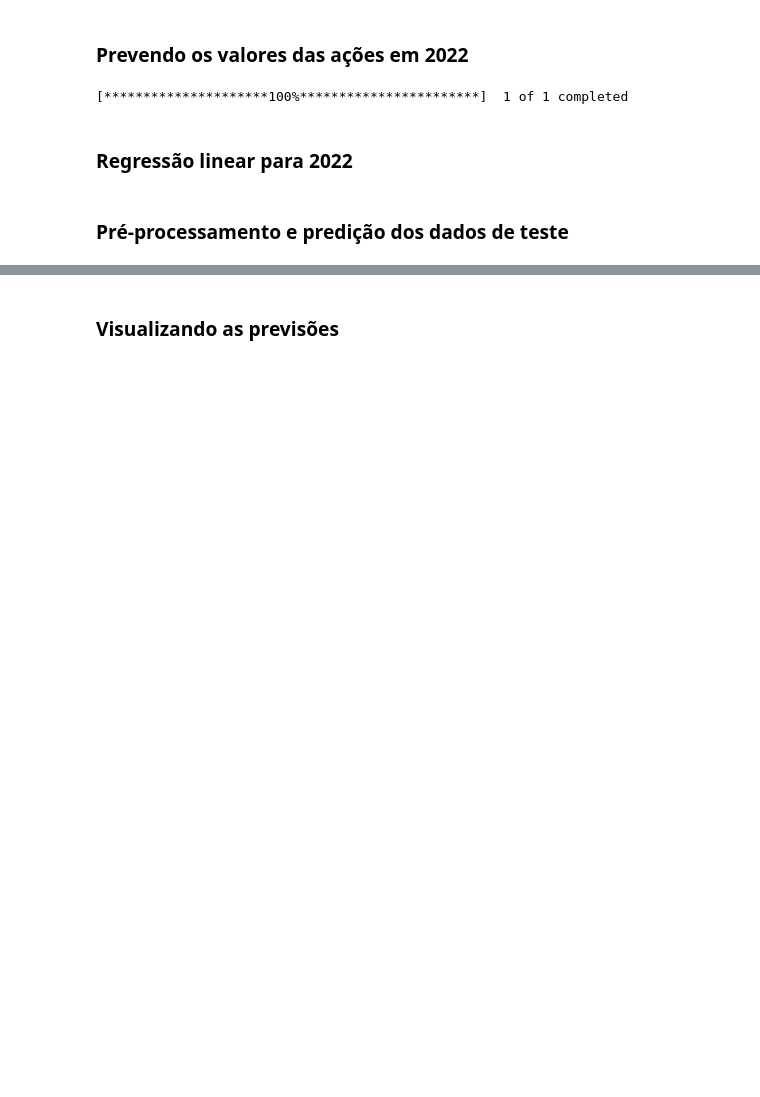
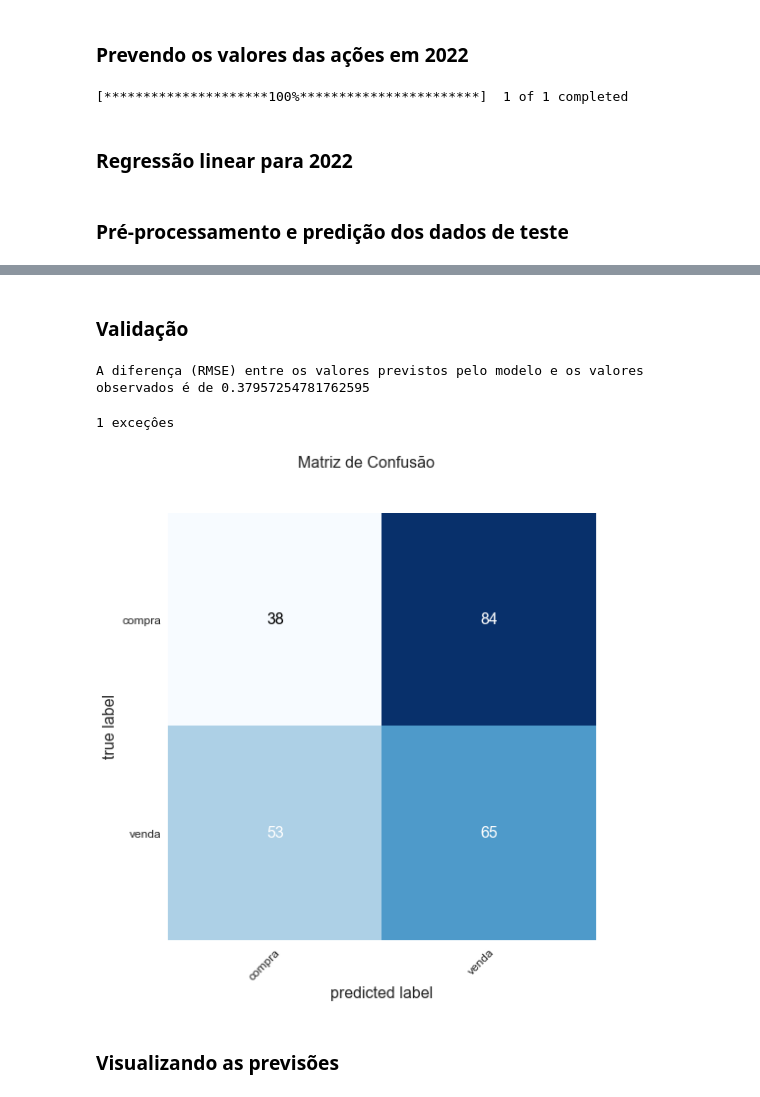
Before and after one commit to leonardo-battesini/projeto_infnet_lstm, a Jupyter notebook: predicao_de_acao_utilizando_lstm.ipynb, the cells around one changed output, grey strips where cells are left out. Saved outputs shown, nothing was run; the diff lists cells and outputs as text; code cells hidden in the pictures; blank space fills up the shorter version.

Commit message:
add matriz

```diff
--- a/predicao_de_acao_utilizando_lstm.ipynb
+++ b/predicao_de_acao_utilizando_lstm.ipynb
@@ -271,3 +271,50 @@ predicted_stock_values=sc.inverse_transform(predicted_stock_values)
+# %% [markdown]
+### Validação
+# %%
+#RMSE
+rmse = np.sqrt(np.mean(predicted_stock_values - real_stock_prices)**2)
+print('A diferença (RMSE) entre os valores previstos pelo modelo e os valores observados é de {}'.format(rmse))
+# %% [output]
+A diferença (RMSE) entre os valores previstos pelo modelo e os valores observados é de 0.37957254781762595
+# %%
+def avalia(real_stock_prices, predicted_stock_values):
+    deubompmais = 0
+    deuruimpmais = 0
+    deubompmenos = 0
+    deuruimpmenos = 0
+    excep = 0
+
+    for i in range(len(real_stock_prices)):
+        testprev = real_stock_prices[i-1] - predicted_stock_values[i] ##ver se é negativo(compra) ou positivo(venda)
+        testreal = real_stock_prices[i] - real_stock_prices[i-1]  ##ver se é negativo(desceu) ou positivo(subiu)
+        if (testprev < 0 and testreal > 0): # ganhei na compra
+            deubompmenos += 1
+        elif (testprev > 0 and testreal < 0): # ganhei na venda
+            deubompmais += 1
+        elif (testprev > 0 and testreal > 0): # vendi, subiu
+            deuruimpmais += 1
+        elif (testprev < 0 and testreal < 0): # comprei, desceu
+            deuruimpmenos += 1
+        else:
+            excep += 1
+
+    print("{} exceçôes".format(excep))
+
+    return({"deubompmenos":deubompmenos, "deubompmais":deubompmais, "deuruimpmais":deuruimpmais, "deuruimpmenos":deuruimpmenos})
+# %%
+valores_matrix = avalia(real_stock_prices, predicted_stock_values)
+
+array_cm = np.array([[valores_matrix['deubompmenos'], valores_matrix['deuruimpmais']], [valores_matrix['deuruimpmenos'], valores_matrix['deubompmais']]])
+
+class_names = ['compra', 'venda']
+
+fig, ax = plot_confusion_matrix(conf_mat=array_cm, figsize = (18,8),class_names=class_names)
+fig.suptitle('Matriz de Confusão')
+
+plt.show()
+# %% [output]
+1 exceçôes
+[figure, added]
 # %% [markdown]
 ### Visualizando as previsões
 # %%
```
Also changed, not shown: parts of 9 cells of this notebook.
